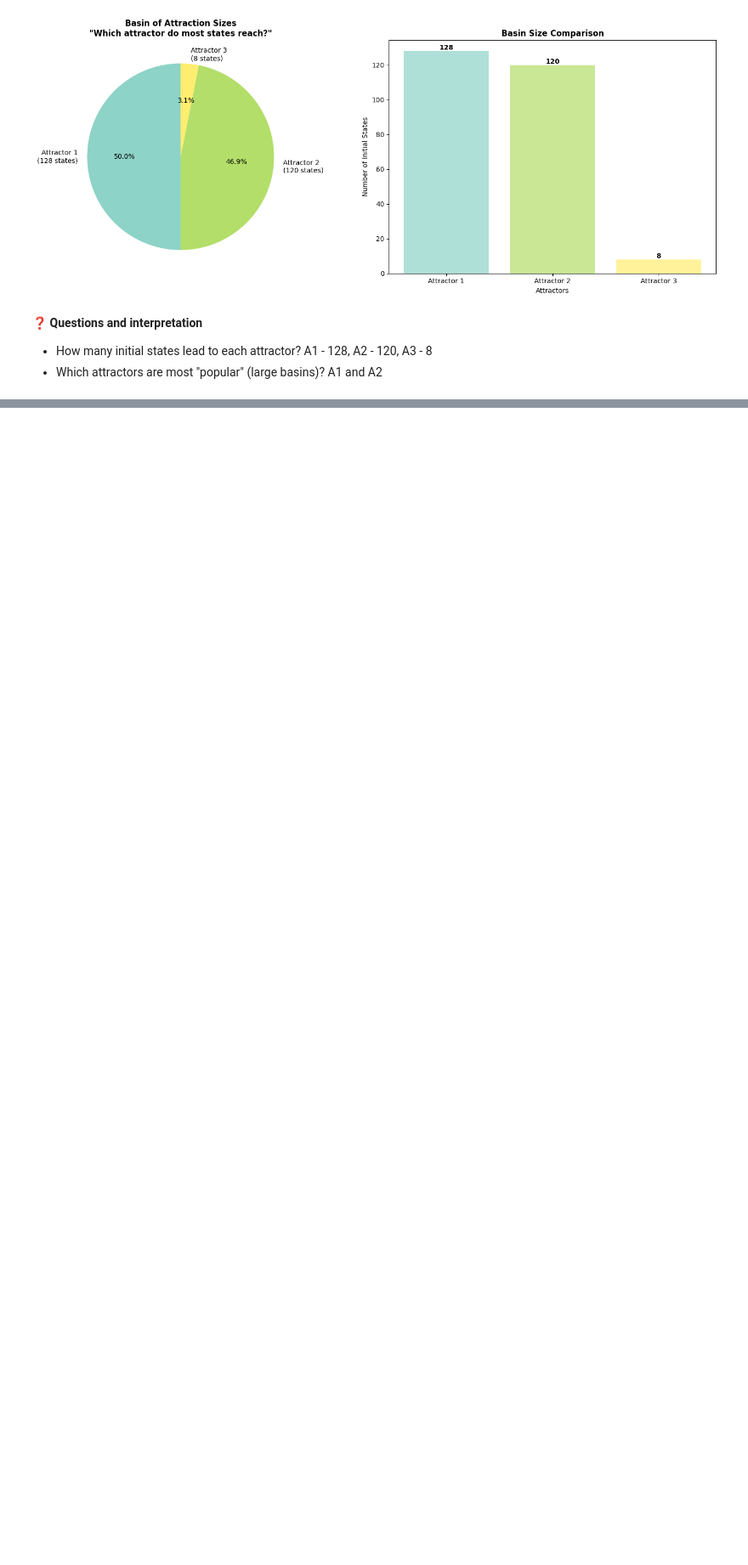
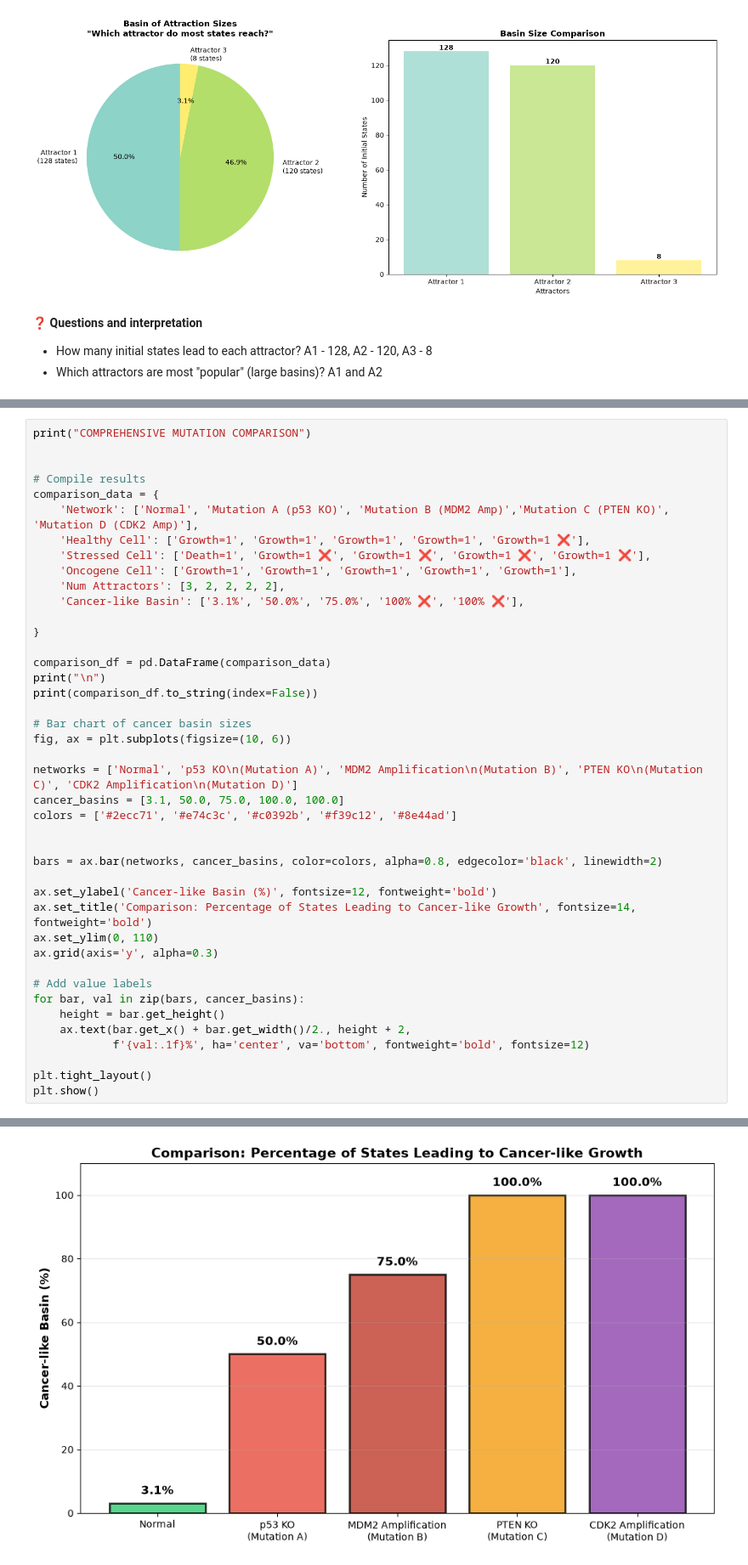
Before and after one commit to elenagos/assignmentsgroup5, a Jupyter notebook: Assignment3/analysis3.ipynb, the cells around one changed output, grey strips where cells are left out. Shown at 85% size. Drawn from its saved outputs; the diff is of its cells as text; blank space fills up the shorter version.

```diff
--- a/Assignment3/analysis3.ipynb
+++ b/Assignment3/analysis3.ipynb
@@ -923,0 +1037,43 @@ Analyzing 256 initial states...
+# %%
+print("COMPREHENSIVE MUTATION COMPARISON")
+
+
+# Compile results
+comparison_data = {
+    'Network': ['Normal', 'Mutation A (p53 KO)', 'Mutation B (MDM2 Amp)','Mutation C (PTEN KO)', 'Mutation D (CDK2 Amp)'],
+    'Healthy Cell': ['Growth=1', 'Growth=1', 'Growth=1', 'Growth=1', 'Growth=1 ❌'],
+    'Stressed Cell': ['Death=1', 'Growth=1 ❌', 'Growth=1 ❌', 'Growth=1 ❌', 'Growth=1 ❌'],
+    'Oncogene Cell': ['Growth=1', 'Growth=1', 'Growth=1', 'Growth=1', 'Growth=1'],
+    'Num Attractors': [3, 2, 2, 2, 2],
+    'Cancer-like Basin': ['3.1%', '50.0%', '75.0%', '100% ❌', '100% ❌'],
+
+}
+
+comparison_df = pd.DataFrame(comparison_data)
+print("\n")
+print(comparison_df.to_string(index=False))
+
+# Bar chart of cancer basin sizes
+fig, ax = plt.subplots(figsize=(10, 6))
+
+networks = ['Normal', 'p53 KO\n(Mutation A)', 'MDM2 Amplification\n(Mutation B)', 'PTEN KO\n(Mutation C)', 'CDK2 Amplification\n(Mutation D)']
+cancer_basins = [3.1, 50.0, 75.0, 100.0, 100.0]
+colors = ['#2ecc71', '#e74c3c', '#c0392b', '#f39c12', '#8e44ad']
+
+
+bars = ax.bar(networks, cancer_basins, color=colors, alpha=0.8, edgecolor='black', linewidth=2)
+
+ax.set_ylabel('Cancer-like Basin (%)', fontsize=12, fontweight='bold')
+ax.set_title('Comparison: Percentage of States Leading to Cancer-like Growth', fontsize=14, fontweight='bold')
+ax.set_ylim(0, 110)
+ax.grid(axis='y', alpha=0.3)
+
+# Add value labels
+for bar, val in zip(bars, cancer_basins):
+    height = bar.get_height()
+    ax.text(bar.get_x() + bar.get_width()/2., height + 2,
+            f'{val:.1f}%', ha='center', va='bottom', fontweight='bold', fontsize=12)
+
+plt.tight_layout()
+plt.show()
+# %% [output]
@@ -923,0 +1089 @@ Analyzing 256 initial states...
+[figure, added]
```
Also changed, not shown: parts of 6 cells of this notebook, 1 other file.
